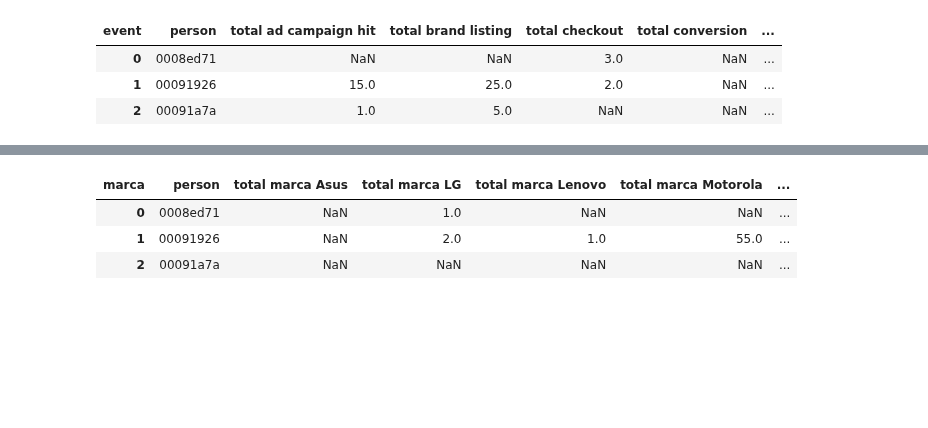
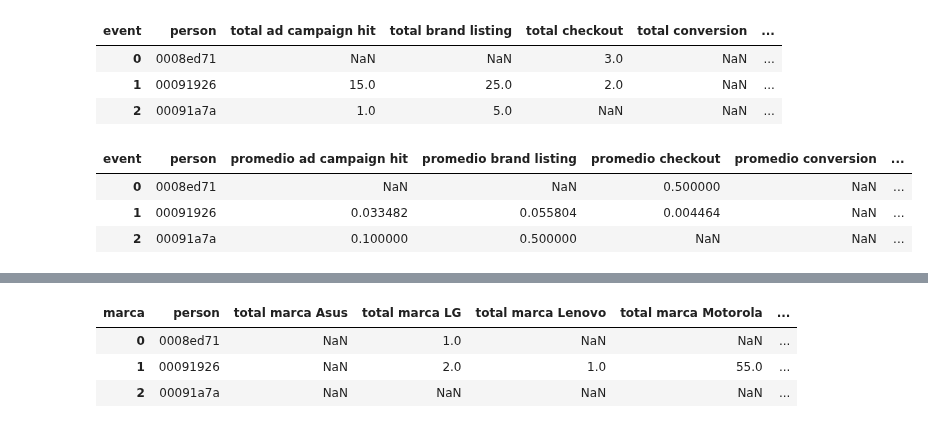
Before and after one commit to btusca/7506, a Jupyter notebook: TP2/Pre TP2.ipynb, the cells around one changed output, grey strips where cells are left out. Cells and saved outputs as stored; diff of their text form; code cells hidden in the pictures; blank space fills up the shorter version.

```diff
--- a/TP2/Pre TP2.ipynb
+++ b/TP2/Pre TP2.ipynb
@@ -119,6 +119,15 @@ Cantidad de elementos de eventosGrp: 38829
 | 0 | 0008ed71 | NaN | NaN | 3.0 | NaN | ... |
 | 1 | 00091926 | 15.0 | 25.0 | 2.0 | NaN | ... |
 | 2 | 00091a7a | 1.0 | 5.0 | NaN | NaN | ... |
+# %%
+eventosNormalizados  = eventos.groupby('person')['event'].value_counts(normalize=True).unstack().reset_index()
+eventosNormalizados.columns = eventosNormalizados.columns.map(lambda x: x if x == 'person' else 'promedio ' + x)
+eventosNormalizados.head(3)
+# %% [output]
+| event | person | promedio ad campaign hit | promedio brand listing | promedio checkout | promedio conversion | ... |
+| 0 | 0008ed71 | NaN | NaN | 0.500000 | NaN | ... |
+| 1 | 00091926 | 0.033482 | 0.055804 | 0.004464 | NaN | ... |
+| 2 | 00091a7a | 0.100000 | 0.500000 | NaN | NaN | ... |
 # %%
 #Agrupamos los primeros features, de mes y evento
 clientesGrp = pd.merge(eventosGrp,mesesGrp,on='person')
```
Also changed, not shown: parts of 28 cells of this notebook.
